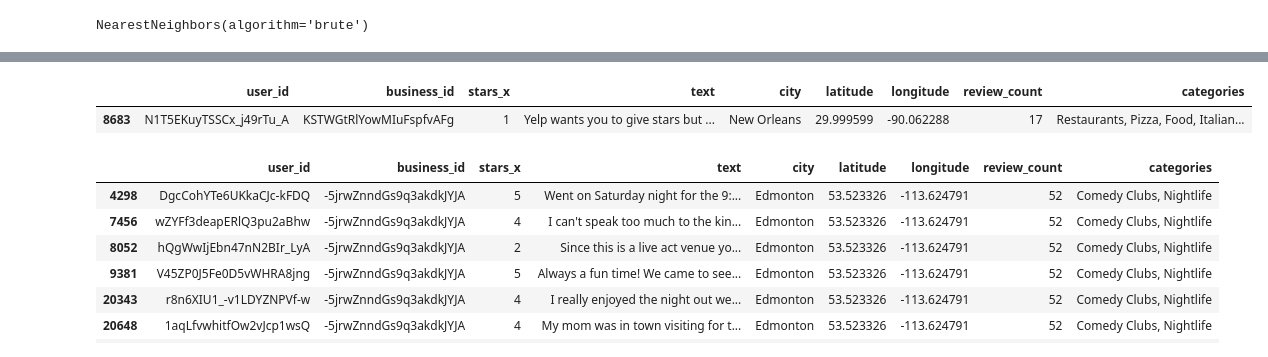
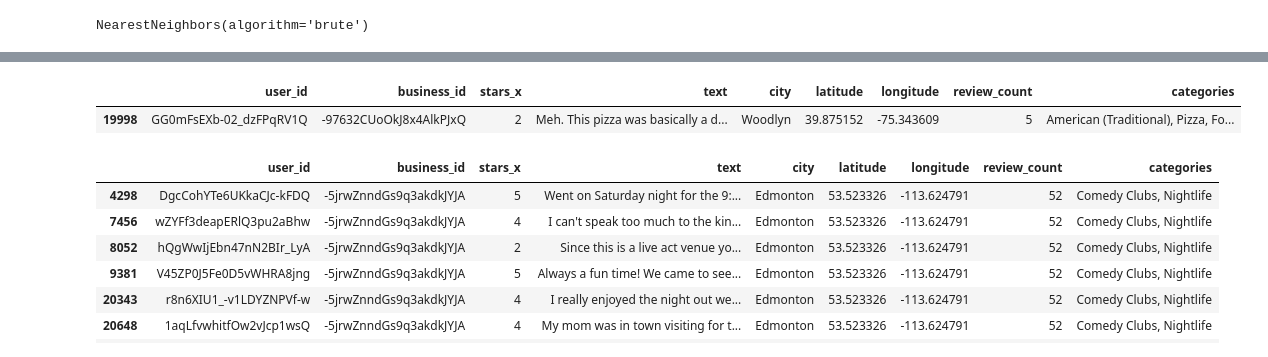
Before and after one commit to WEDplatform/wp_model, a Jupyter notebook: r2model.ipynb, the cells around one changed output, grey strips where cells are left out. Drawn from its saved outputs; the diff is of its cells as text; code cells hidden in the pictures.

```diff
--- a/r2model.ipynb
+++ b/r2model.ipynb
@@ -2,7 +2,7 @@
 import numpy as np
 import pandas as pd
 # %%
-df1=pd.read_csv("../r2Data/user_vendor_series_data.csv",usecols=['user_id','business_id','stars_x','text','city','latitude','longitude','review_count','categories'],nrows=100000,keep_default_na=False)
+df1=pd.read_csv("../r2Data/user_vendor_series_data.csv",usecols=['user_id','business_id','stars_x','text','city','latitude','longitude','review_count','categories','name'],nrows=100000,keep_default_na=False)
 # %% [markdown]
 ## Buliding basic collaborative model
 # %%
@@ -89,8 +63,8 @@ Name: KSTWGtRlYowMIuFspfvAFg, Length: 79345, dtype: float64
 # %%
-df1[df1['business_id']=='KSTWGtRlYowMIuFspfvAFg']
+df1[df1['business_id']=='-97632CUoOkJ8x4AlkPJxQ']
 # %% [output]
 |  | user_id | business_id | stars_x | text | city | latitude | longitude | review_count | categories |
-| 8683 | N1T5EKuyTSSCx_j49rTu_A | KSTWGtRlYowMIuFspfvAFg | 1 | Yelp wants you to give stars but ... | New Orleans | 29.999599 | -90.062288 | 17 | Restaurants, Pizza, Food, Italian... |
+| 19998 | GG0mFsEXb-02_dzFPqRV1Q | -97632CUoOkJ8x4AlkPJxQ | 2 | Meh. This pizza was basically a d... | Woodlyn | 39.875152 | -75.343609 | 5 | American (Traditional), Pizza, Fo... |
 # %%
 df1[df1['business_id']=='-5jrwZnndGs9q3akdkJYJA']
 # %% [output]
```
Also changed, not shown: parts of 5 cells of this notebook.
